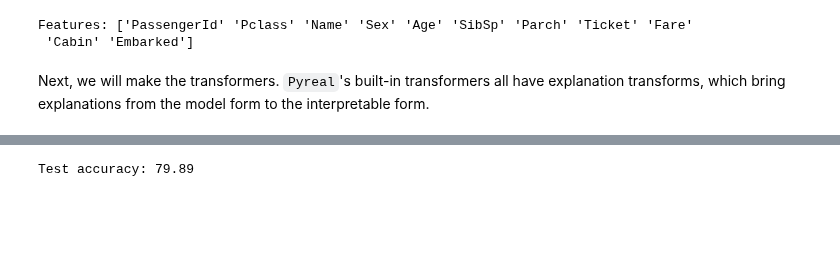
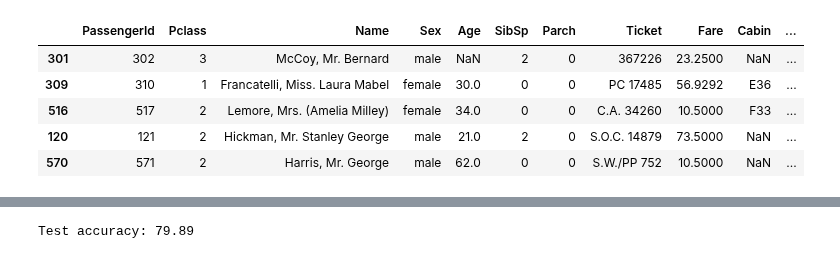
Before and after one commit to sibyl-dev/pyreal, a Jupyter notebook: tutorials/titanic/titanic_lfc_gfi.ipynb, the cells around one changed output, grey strips where cells are left out. Drawn from its saved outputs; the diff is of its cells as text; code cells hidden in the pictures; blank space fills up the shorter version.

```diff
--- a/tutorials/titanic/titanic_lfc_gfi.ipynb
+++ b/tutorials/titanic/titanic_lfc_gfi.ipynb
@@ -12,25 +19,30 @@ We will begin by loading the data, and writing out human-readable descriptions o
 # %%
 from sklearn.model_selection import train_test_split
 from pyreal.applications import titanic
+import numpy as np
+
+np.random.seed(1)
 
 x_orig, y = titanic.load_titanic_data()
 
 x_train_orig, x_test_orig, y_train, y_test = train_test_split(x_orig, y, test_size=.20)
-
-print("Features:", x_orig.columns.values)
 
 feature_descriptions = {
     "PassengerId": "Passenger ID",
     "Pclass": "Ticket Class",
     "SibSp": "Number of siblings/spouses aboard",
     "Parch": "Number of parents/children aboard",
     "Ticket": "Ticket Number",
     "Fare": "Passenger Fare",
     "Cabin": "Cabin Number",
     "Embarked": "Port of Embarkment",
 }
+
+x_train_orig.head()
 # %% [output]
-Features: ['PassengerId' 'Pclass' 'Name' 'Sex' 'Age' 'SibSp' 'Parch' 'Ticket' 'Fare'
- 'Cabin' 'Embarked']
+|  | PassengerId | Pclass | Name | Sex | Age | SibSp | Parch | Ticket | Fare | Cabin | ... |
+| 301 | 302 | 3 | McCoy, Mr. Bernard | male | NaN | 2 | 0 | 367226 | 23.2500 | NaN | ... |
+| 309 | 310 | 1 | Francatelli, Miss. Laura Mabel | female | 30.0 | 0 | 0 | PC 17485 | 56.9292 | E36 | ... |
+| 516 | 517 | 2 | Lemore, Mrs. (Amelia Milley) | female | 34.0 | 0 | 0 | C.A. 34260 | 10.5000 | F33 | ... |
+| 120 | 121 | 2 | Hickman, Mr. Stanley George | male | 21.0 | 2 | 0 | S.O.C. 14879 | 73.5000 | NaN | ... |
+| 570 | 571 | 2 | Harris, Mr. George | male | 62.0 | 0 | 0 | S.W./PP 752 | 10.5000 | NaN | ... |
-# %% [markdown]
-Next, we will make the transformers. `Pyreal`'s built-in transformers all have explanation transforms, which bring explanations from the model form to the interpretable form.
```
Also changed, not shown: parts of 22 cells of this notebook, 3 other files.
